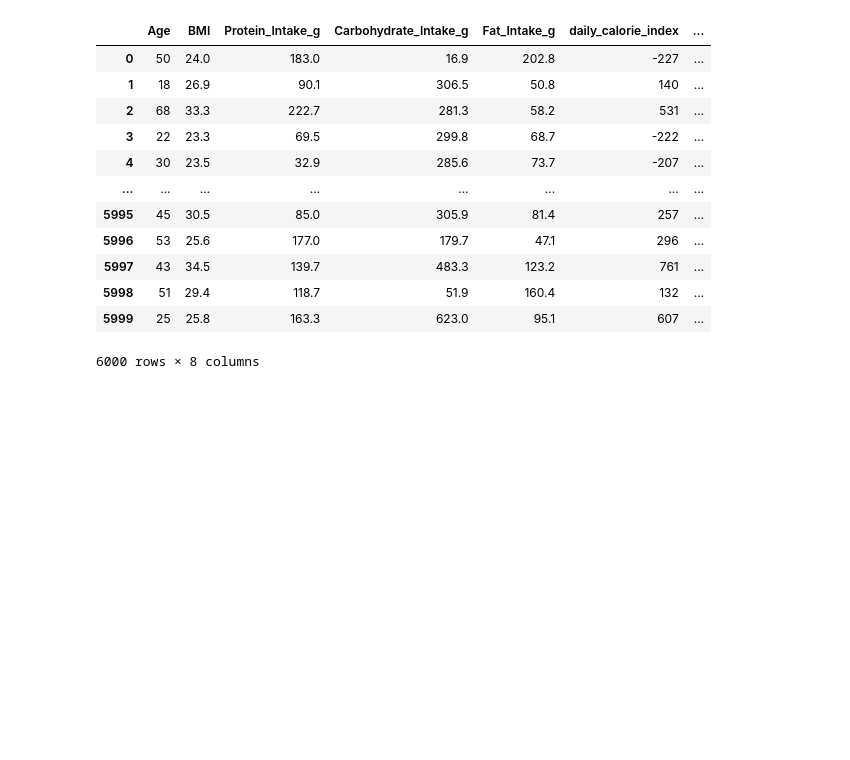
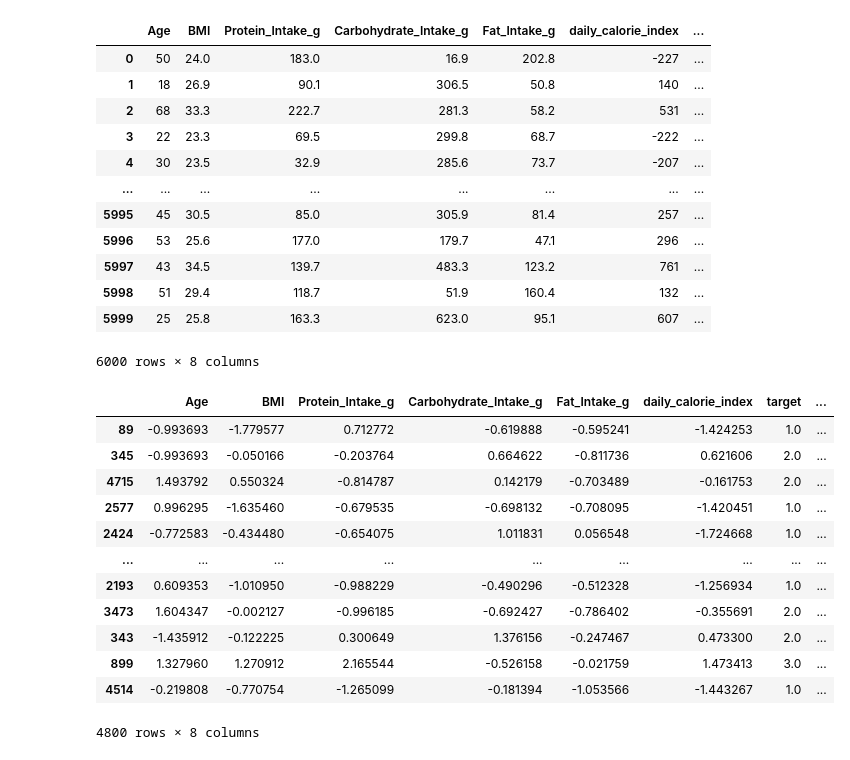
Before and after one commit to prathamd69/health-status-ML, a Jupyter notebook: experiments/health_exp.ipynb, the cells around one changed output. Drawn from its saved outputs; the diff is of its cells as text; code cells hidden in the pictures; blank space fills up the shorter version.

```diff
--- a/experiments/health_exp.ipynb
+++ b/experiments/health_exp.ipynb
@@ -174,8 +168,5 @@ corr_matrix.style.background_gradient(
 # %%
-df = df.drop(columns=['Diet_Type_Balanced',	'Diet_Type_High Protein',
-                                  'Diet_Type_Keto', 'Diet_Type_Mediterranean',
-                                  'Diet_Type_Vegan', 'Diet_Type_Vegetarian',
-                                  'Gender', 'Water_Intake_Liters'])
+df = df.drop(columns=['Gender', 'Water_Intake_Liters'])
 # %%
 df
 # %% [output]
@@ -192,3 +183,54 @@ df
 | 5998 | 51 | 29.4 | 118.7 | 51.9 | 160.4 | 132 | ... |
 | 5999 | 25 | 25.8 | 163.3 | 623.0 | 95.1 | 607 | ... |
 6000 rows × 8 columns
+# %%
+from sklearn.model_selection import train_test_split
+from sklearn.preprocessing import StandardScaler
+
+scaler = StandardScaler()
+train_data,test_data = train_test_split(df, test_size=0.2, random_state=24)
+# %%
+cols_to_exclude = ['target', 'Activity_Encoded', 'Gender']
+
+exclude_train = [col for col in cols_to_exclude if col in train_data.columns]
+exclude_test = [col for col in cols_to_exclude if col in test_data.columns]
+
+train_features_to_scale = train_data.drop(columns=exclude_train)
+test_features_to_scale = test_data.drop(columns=exclude_test)
+train_scaled_feats = pd.DataFrame(
+    scaler.fit_transform(train_features_to_scale),
+    columns=train_features_to_scale.columns,
+    index=train_data.index
+)
+
+test_scaled_feats = pd.DataFrame(
+    scaler.transform(test_features_to_scale),
+    columns=test_features_to_scale.columns,
+    index=test_data.index
+)
+
+train_final = pd.concat(
+    [train_scaled_feats, train_data[exclude_train]],
+    axis=1
+)
+
+test_final = pd.concat(
+    [test_scaled_feats, test_data[exclude_test]],
+    axis=1
+)
+# %%
+train_final
+# %% [output]
+|  | Age | BMI | Protein_Intake_g | Carbohydrate_Intake_g | Fat_Intake_g | daily_calorie_index | target | ... |
+| 89 | -0.993693 | -1.779577 | 0.712772 | -0.619888 | -0.595241 | -1.424253 | 1.0 | ... |
+| 345 | -0.993693 | -0.050166 | -0.203764 | 0.664622 | -0.811736 | 0.621606 | 2.0 | ... |
+| 4715 | 1.493792 | 0.550324 | -0.814787 | 0.142179 | -0.703489 | -0.161753 | 2.0 | ... |
+| 2577 | 0.996295 | -1.635460 | -0.679535 | -0.698132 | -0.708095 | -1.420451 | 1.0 | ... |
+| 2424 | -0.772583 | -0.434480 | -0.654075 | 1.011831 | 0.056548 | -1.724668 | 1.0 | ... |
+| ... | ... | ... | ... | ... | ... | ... | ... | ... |
+| 2193 | 0.609353 | -1.010950 | -0.988229 | -0.490296 | -0.512328 | -1.256934 | 1.0 | ... |
+| 3473 | 1.604347 | -0.002127 | -0.996185 | -0.692427 | -0.786402 | -0.355691 | 2.0 | ... |
+| 343 | -1.435912 | -0.122225 | 0.300649 | 1.376156 | -0.247467 | 0.473300 | 2.0 | ... |
+| 899 | 1.327960 | 1.270912 | 2.165544 | -0.526158 | -0.021759 | 1.473413 | 3.0 | ... |
+| 4514 | -0.219808 | -0.770754 | -1.265099 | -0.181394 | -1.053566 | -1.443267 | 1.0 | ... |
+4800 rows × 8 columns
```
Also changed, not shown: parts of 11 cells of this notebook.
